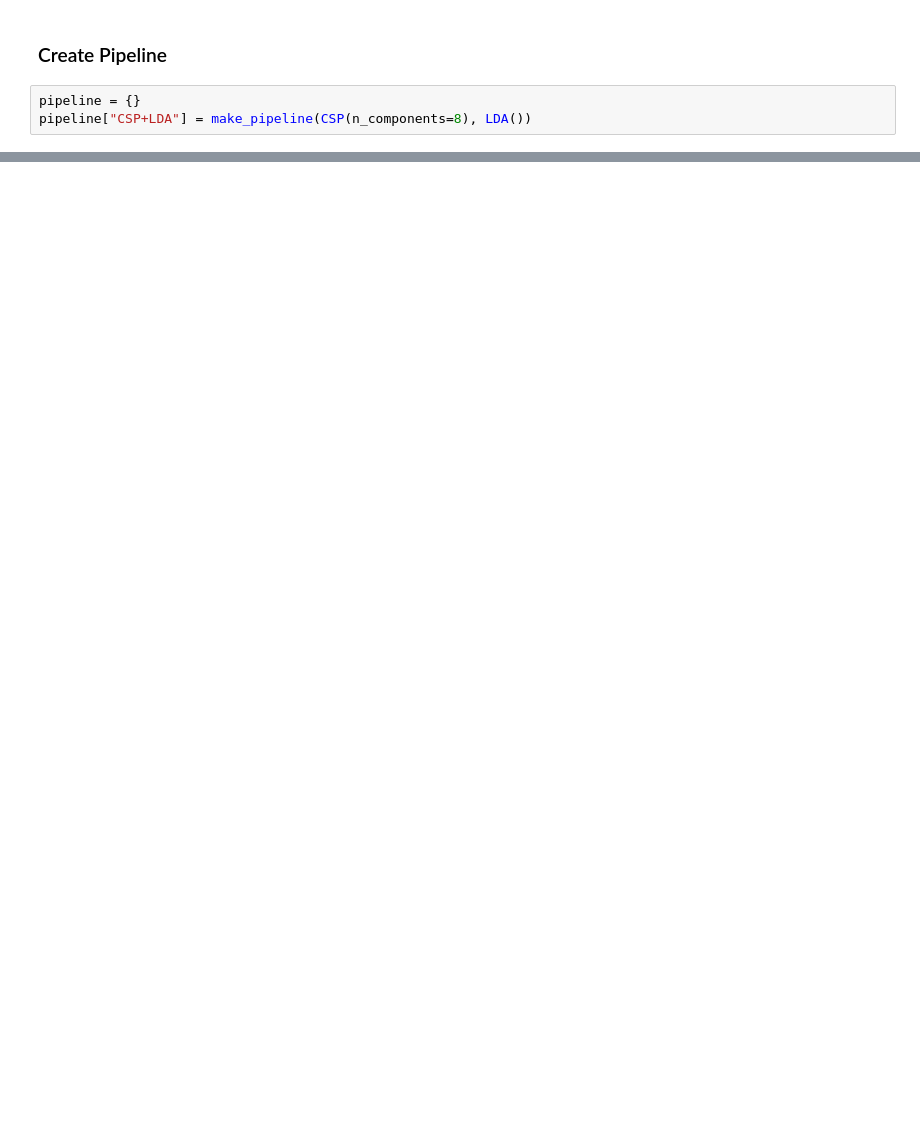
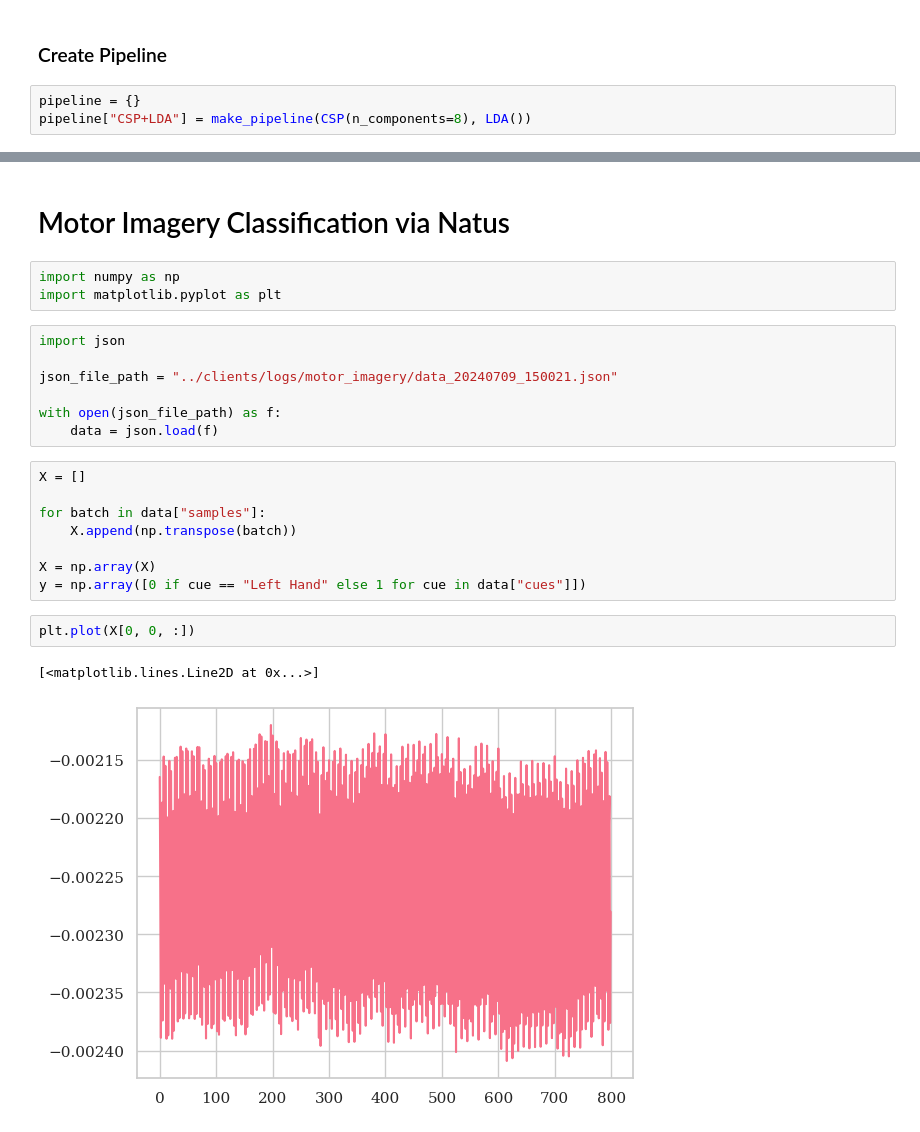
Before and after one commit to uw-herron-lab/natus-bci, a Jupyter notebook: notebooks/motor_imagery_analysis.ipynb, the cells around one changed output, grey strips where cells are left out. Cells and saved outputs as stored; diff of their text form; blank space fills up the shorter version.

```diff
--- a/notebooks/motor_imagery_analysis.ipynb
+++ b/notebooks/motor_imagery_analysis.ipynb
@@ -87,0 +98,25 @@ plt.show()
+# %% [markdown]
+# Motor Imagery Classification via Natus
+# %%
+import numpy as np
+import matplotlib.pyplot as plt
+# %%
+import json
+
+json_file_path = "../clients/logs/motor_imagery/data_20240709_150021.json"
+
+with open(json_file_path) as f:
+    data = json.load(f)
+# %%
+X = []
+
+for batch in data["samples"]:
+    X.append(np.transpose(batch))
+
+X = np.array(X)
+y = np.array([0 if cue == "Left Hand" else 1 for cue in data["cues"]])
+# %%
+plt.plot(X[0, 0, :])
+# %% [output]
+[<matplotlib.lines.Line2D at 0x...>]
+[figure, added]
```
Also changed, not shown: parts of 27 cells of this notebook.
